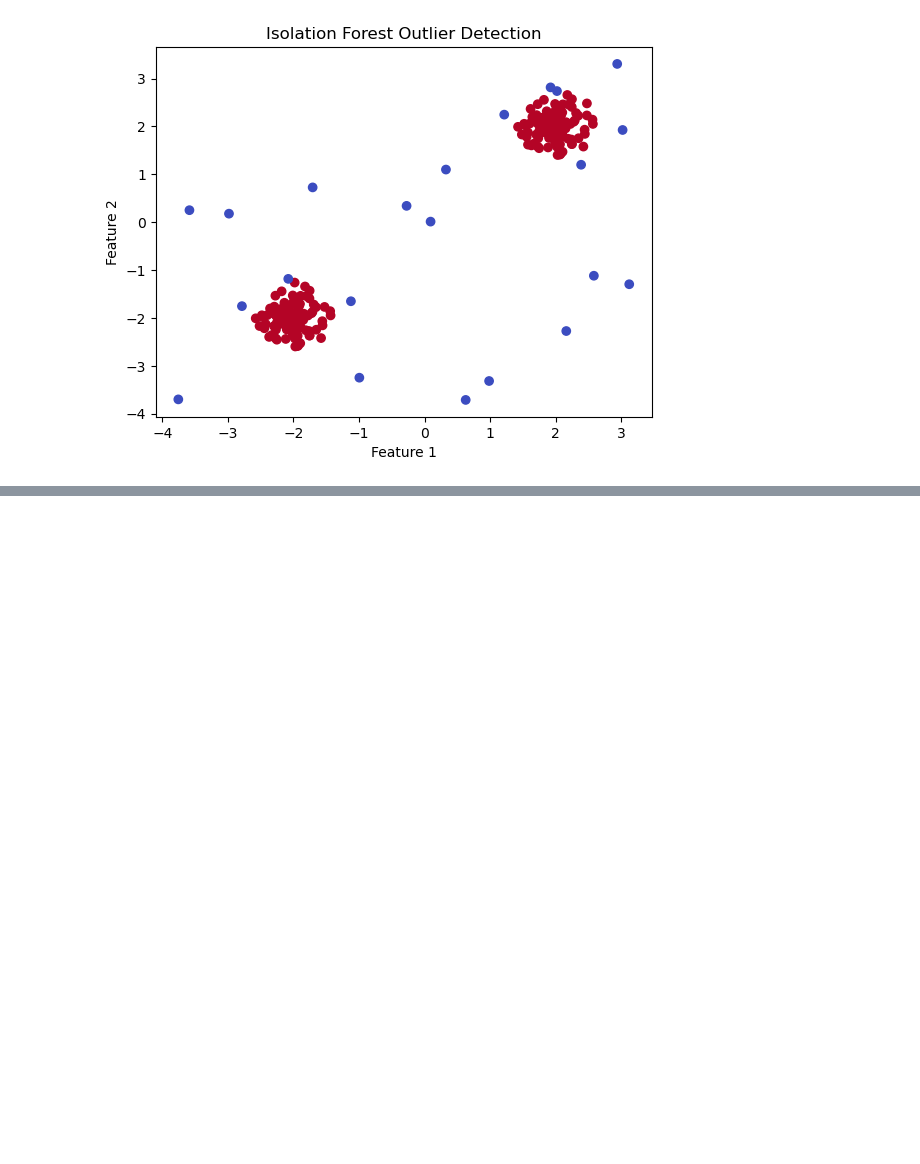
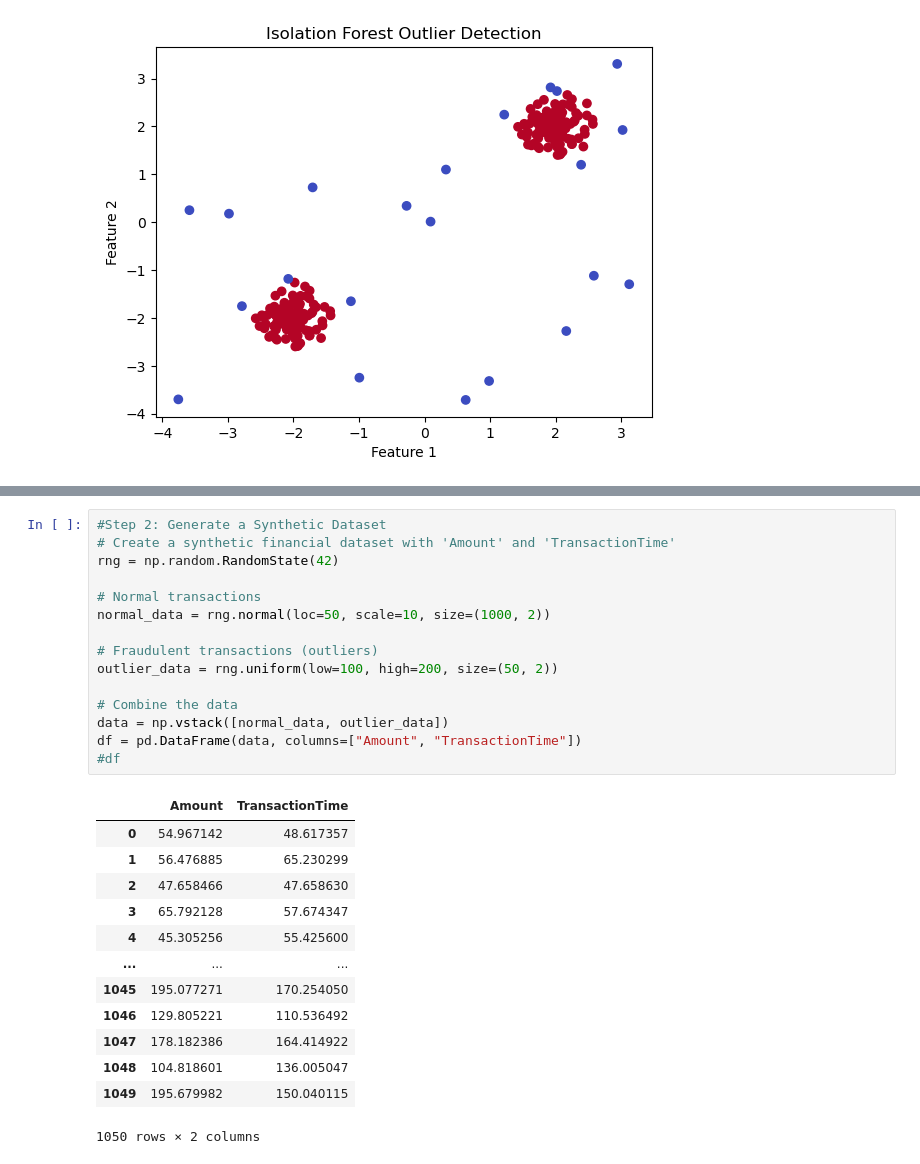
Before and after one commit to prabhat1510/bizschoolaiml, a Jupyter notebook: Usupervised Learning Part 2 Outlier Detection.ipynb, the cells around one changed output, grey strips where cells are left out. Drawn from its saved outputs; the diff is of its cells as text; blank space fills up the shorter version.

```diff
--- a/Usupervised Learning Part 2 Outlier Detection.ipynb
+++ b/Usupervised Learning Part 2 Outlier Detection.ipynb
@@ -57,0 +66,29 @@ plt.show()
+# %%
+#Step 2: Generate a Synthetic Dataset
+# Create a synthetic financial dataset with 'Amount' and 'TransactionTime'
+rng = np.random.RandomState(42)
+
+# Normal transactions
+normal_data = rng.normal(loc=50, scale=10, size=(1000, 2))
+
+# Fraudulent transactions (outliers)
+outlier_data = rng.uniform(low=100, high=200, size=(50, 2))
+
+# Combine the data
+data = np.vstack([normal_data, outlier_data])
+df = pd.DataFrame(data, columns=["Amount", "TransactionTime"])
+#df
+# %% [output]
+|  | Amount | TransactionTime |
+| 0 | 54.967142 | 48.617357 |
+| 1 | 56.476885 | 65.230299 |
+| 2 | 47.658466 | 47.658630 |
+| 3 | 65.792128 | 57.674347 |
+| 4 | 45.305256 | 55.425600 |
+| ... | ... | ... |
+| 1045 | 195.077271 | 170.254050 |
+| 1046 | 129.805221 | 110.536492 |
+| 1047 | 178.182386 | 164.414922 |
+| 1048 | 104.818601 | 136.005047 |
+| 1049 | 195.679982 | 150.040115 |
+1050 rows × 2 columns
```
Also changed, not shown: parts of 3 cells of this notebook.
